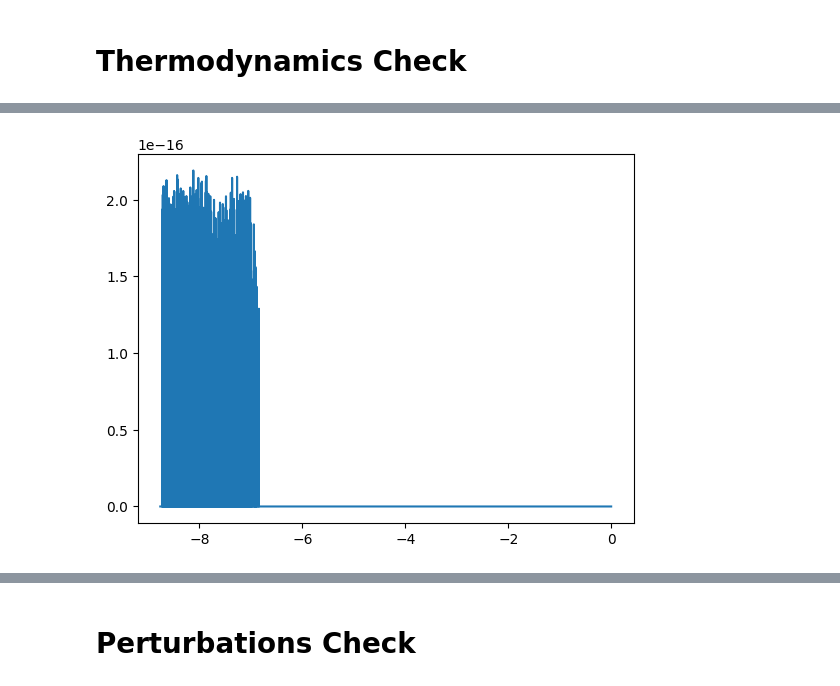
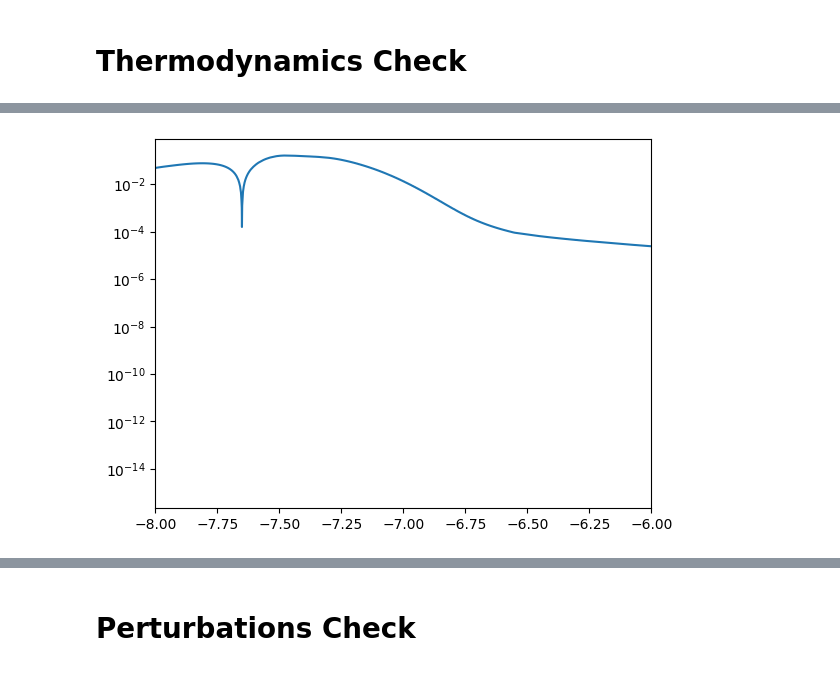
Before and after one commit to TonyZhou729/ABCMB, a Jupyter notebook: Module_Tests/spectrum_test.ipynb, the cells around one changed output, grey strips where cells are left out. Saved outputs shown, nothing was run; the diff lists cells and outputs as text; code cells hidden in the pictures.

```diff
--- a/Module_Tests/spectrum_test.ipynb
+++ b/Module_Tests/spectrum_test.ipynb
@@ -26,4 +23,4 @@ from ABCMB.hyrex import hyrex
 # %% [markdown]
 # Setup
 # %%
-model = main.Model(ellmin=2, ellmax=2500, lensing=False, has_MasslessNeutrinos=True, has_MassiveNeutrinos=False)
+model = main.Model(ellmin=10, ellmax=2500, lensing=False, has_MasslessNeutrinos=True, has_MassiveNeutrinos=False)
@@ -46,5 +27,7 @@ PT, BG = eqx.filter_jit(model.get_PTBG)(params)
 # %%
 BG = cosmology.ClassBackground()
+# %%
+BGa = cosmology.Background(BG.params, model.species_list, model.RM)
 # %%
 PE = perturbations.PerturbationEvolver(model.perturbations_list, BG)
 # %%
@@ -114,13 +101,13 @@ plt.show()
 # %%
 expkappa_class = class_rec['exp(-kappa)']
-expkappa_abcmb = BG.expmkappa(jnp.log(a))
+expkappa_abcmb = BGa.expmkappa(jnp.log(a))
 # %%
 plt.plot(jnp.log(a), abs(expkappa_class-expkappa_abcmb)/expkappa_class)
-#plt.yscale("log")
-#plt.xlim((-8, -6))
+plt.yscale("log")
+plt.xlim((-8, -6))
 #plt.ylim((1.e-5, 0.3))
 plt.show()
 # %% [output]
-[figure, old version]
+[figure, new version]
 # %%
 g_class = class_rec['g [Mpc^-1]']
```
Also changed, not shown: parts of 15 cells of this notebook, 3 other files.
